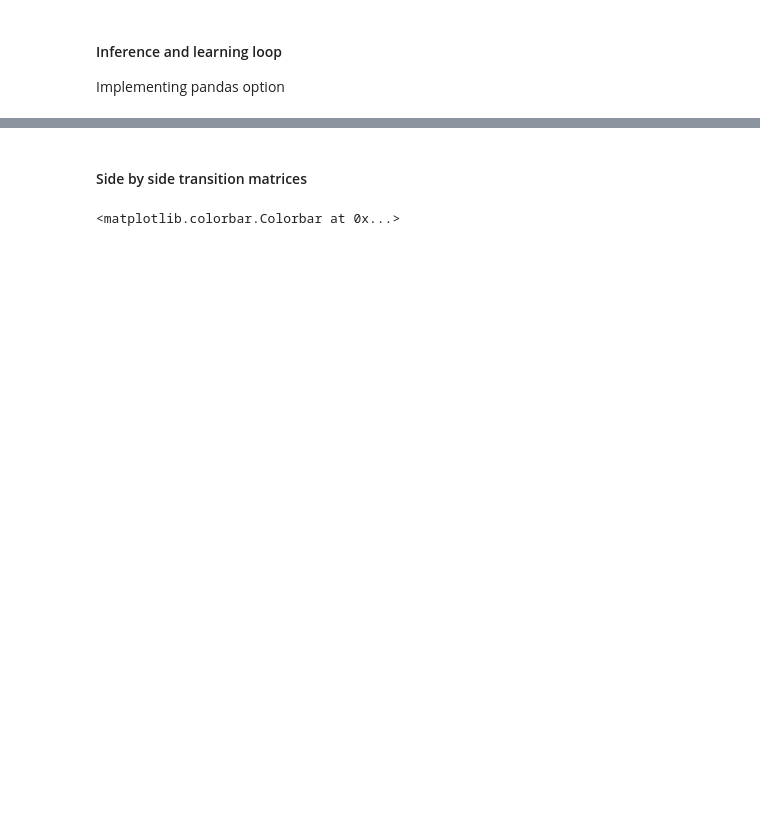
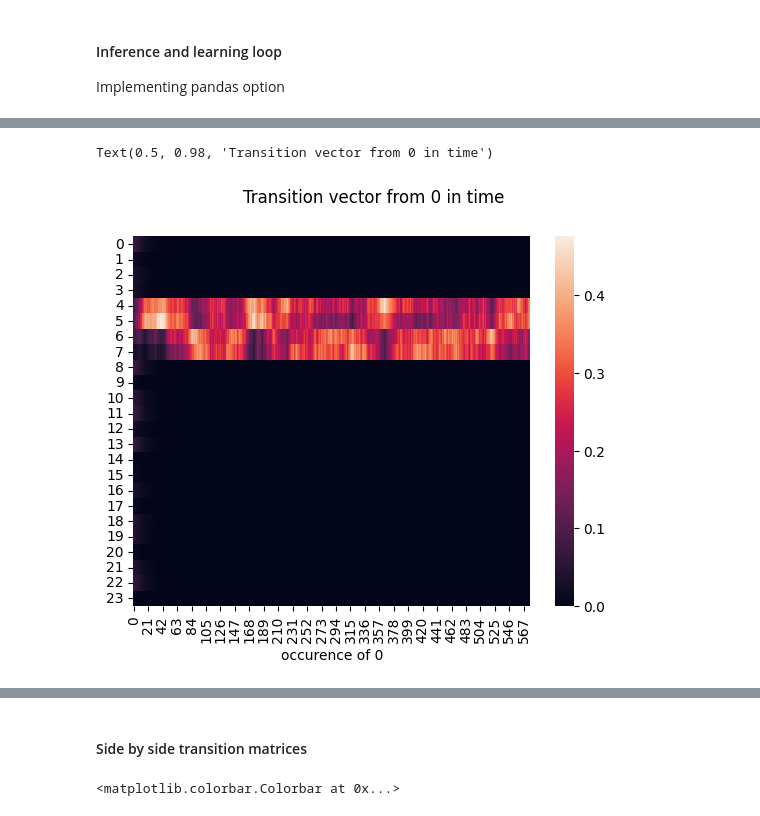
Before and after one commit to antoine-sussfeld/Clonal-Graphs_zenkelab, a Jupyter notebook: Dedieu Tests/Dedieu2019-PC-Models-Tests.ipynb, the cells around one changed output, grey strips where cells are left out. Cells and saved outputs as stored; diff of their text form; code cells hidden in the pictures; blank space fills up the shorter version.

```diff
--- a/Dedieu Tests/Dedieu2019-PC-Models-Tests.ipynb
+++ b/Dedieu Tests/Dedieu2019-PC-Models-Tests.ipynb
@@ -495,0 +565,11 @@ for t in tqdm(Time):
+# %%
+''' plotting the transitions of 4 and 5 overtime   '''
+# %matplotlib widget
+plt.clf()
+tester = transition_store[decoder(0)]
+sns.heatmap(np.concatenate(tester,axis=1).T)
+plt.xlabel('occurence of 0')
+plt.suptitle('Transition vector from 0 in time')
+# %% [output]
+Text(0.5, 0.98, 'Transition vector from 0 in time')
+[figure, added]
```
Also changed, not shown: parts of 18 cells of this notebook, 4 other files.
